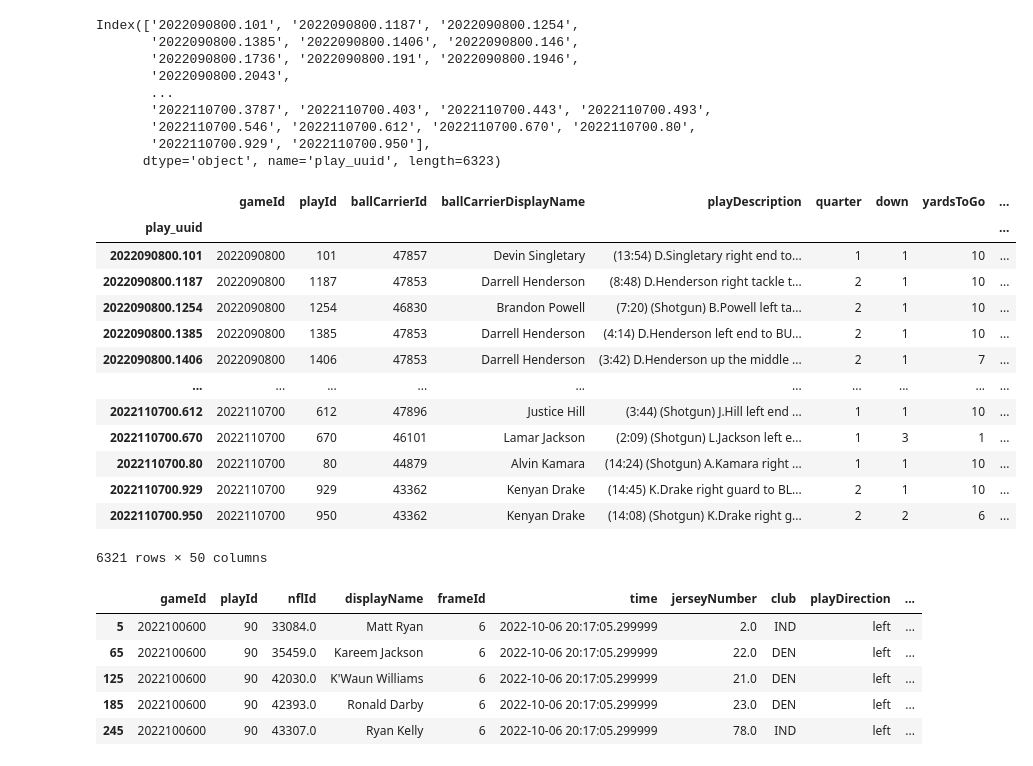
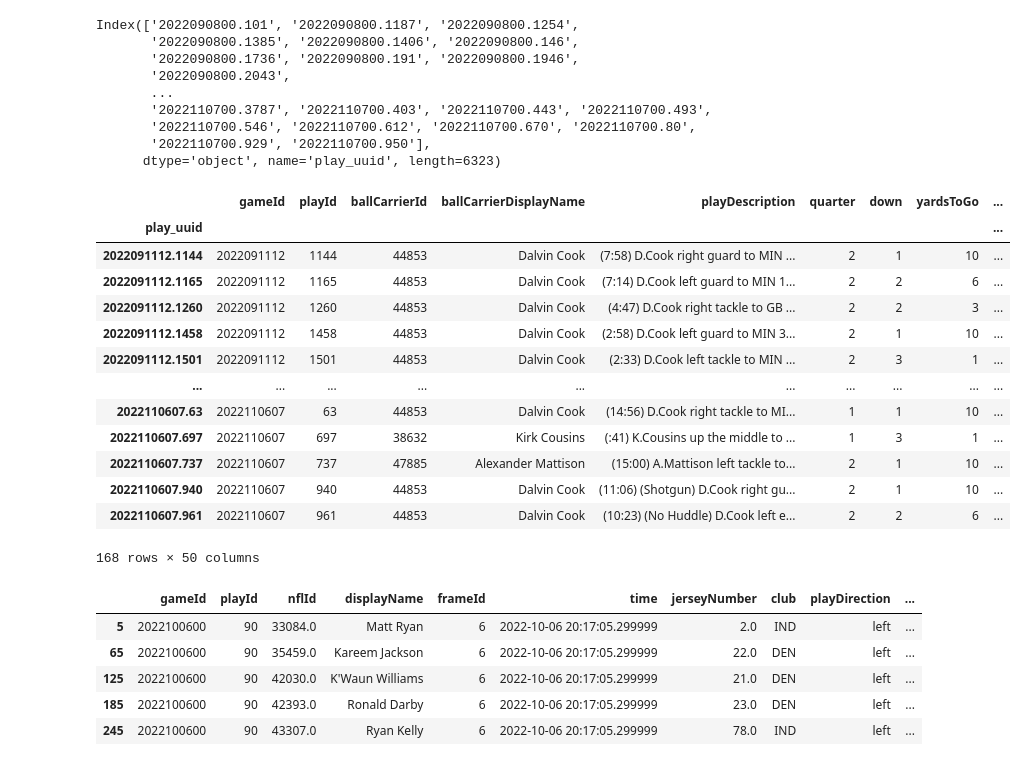
Before and after one commit to rfe123/umn_data_project_004, a Jupyter notebook: umn_data_project_004_nfl.ipynb, the cells around one changed output. Cells and saved outputs as stored; diff of their text form; code cells hidden in the pictures.

```diff
--- a/umn_data_project_004_nfl.ipynb
+++ b/umn_data_project_004_nfl.ipynb
@@ -9,7 +9,7 @@ import matplotlib.colors as mcolors
 from PIL import Image
 from io import BytesIO
 # %%
-conn = sqlite3.connect('data/sqlite/nfl_data.sqlite')
+conn = sqlite3.connect('nfl_data.sqlite')
 # %%
 teams_df = pd.read_sql('SELECT * FROM teams', conn).set_index('abbreviation')
 # %%
@@ -68,22 +70,23 @@ snap_ids = [snap_id for snap_id in snap_ids if snap_id in plays_df.index]
 # %%
 # Create a DF of the plays with all-22 Frames available
 all_22_plays_df = plays_df.loc[snap_ids]
+all_22_plays_df = all_22_plays_df.loc[all_22_plays_df['possessionTeam'] == 'MIN']
 all_22_plays_df
 # %% [output]
 |  | gameId | playId | ballCarrierId | ballCarrierDisplayName | playDescription | quarter | down | yardsToGo | ... |
 | play_uuid |  |  |  |  |  |  |  |  | ... |
-| 2022090800.101 | 2022090800 | 101 | 47857 | Devin Singletary | (13:54) D.Singletary right end to... | 1 | 1 | 10 | ... |
-| 2022090800.1187 | 2022090800 | 1187 | 47853 | Darrell Henderson | (8:48) D.Henderson right tackle t... | 2 | 1 | 10 | ... |
-| 2022090800.1254 | 2022090800 | 1254 | 46830 | Brandon Powell | (7:20) (Shotgun) B.Powell left ta... | 2 | 1 | 10 | ... |
-| 2022090800.1385 | 2022090800 | 1385 | 47853 | Darrell Henderson | (4:14) D.Henderson left end to BU... | 2 | 1 | 10 | ... |
-| 2022090800.1406 | 2022090800 | 1406 | 47853 | Darrell Henderson | (3:42) D.Henderson up the middle ... | 2 | 1 | 7 | ... |
+| 2022091112.1144 | 2022091112 | 1144 | 44853 | Dalvin Cook | (7:58) D.Cook right guard to MIN ... | 2 | 1 | 10 | ... |
+| 2022091112.1165 | 2022091112 | 1165 | 44853 | Dalvin Cook | (7:14) D.Cook left guard to MIN 1... | 2 | 2 | 6 | ... |
+| 2022091112.1260 | 2022091112 | 1260 | 44853 | Dalvin Cook | (4:47) D.Cook right tackle to GB ... | 2 | 2 | 3 | ... |
+| 2022091112.1458 | 2022091112 | 1458 | 44853 | Dalvin Cook | (2:58) D.Cook left guard to MIN 3... | 2 | 1 | 10 | ... |
+| 2022091112.1501 | 2022091112 | 1501 | 44853 | Dalvin Cook | (2:33) D.Cook left tackle to MIN ... | 2 | 3 | 1 | ... |
 | ... | ... | ... | ... | ... | ... | ... | ... | ... | ... |
-| 2022110700.612 | 2022110700 | 612 | 47896 | Justice Hill | (3:44) (Shotgun) J.Hill left end ... | 1 | 1 | 10 | ... |
-| 2022110700.670 | 2022110700 | 670 | 46101 | Lamar Jackson | (2:09) (Shotgun) L.Jackson left e... | 1 | 3 | 1 | ... |
-| 2022110700.80 | 2022110700 | 80 | 44879 | Alvin Kamara | (14:24) (Shotgun) A.Kamara right ... | 1 | 1 | 10 | ... |
-| 2022110700.929 | 2022110700 | 929 | 43362 | Kenyan Drake | (14:45) K.Drake right guard to BL... | 2 | 1 | 10 | ... |
-| 2022110700.950 | 2022110700 | 950 | 43362 | Kenyan Drake | (14:08) (Shotgun) K.Drake right g... | 2 | 2 | 6 | ... |
+| 2022110607.63 | 2022110607 | 63 | 44853 | Dalvin Cook | (14:56) D.Cook right tackle to MI... | 1 | 1 | 10 | ... |
+| 2022110607.697 | 2022110607 | 697 | 38632 | Kirk Cousins | (:41) K.Cousins up the middle to ... | 1 | 3 | 1 | ... |
+| 2022110607.737 | 2022110607 | 737 | 47885 | Alexander Mattison | (15:00) A.Mattison left tackle to... | 2 | 1 | 10 | ... |
+| 2022110607.940 | 2022110607 | 940 | 44853 | Dalvin Cook | (11:06) (Shotgun) D.Cook right gu... | 2 | 1 | 10 | ... |
+| 2022110607.961 | 2022110607 | 961 | 44853 | Dalvin Cook | (10:23) (No Huddle) D.Cook left e... | 2 | 2 | 6 | ... |
-6321 rows × 50 columns
+168 rows × 50 columns
 # %%
 # filter for tracking frames from the all-22 df and the ball snap event.
 # These will all be 22 players and the ball for each play_uuid
```
Also changed, not shown: parts of 7 cells of this notebook.
